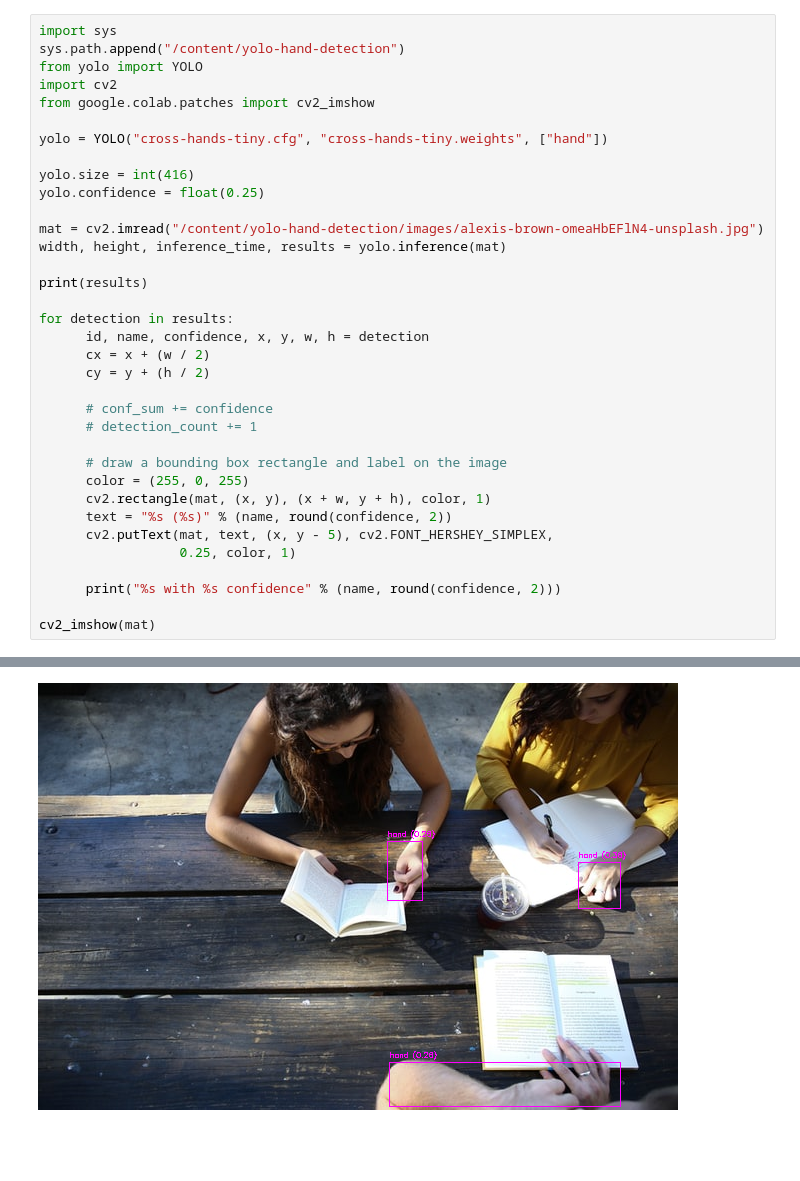
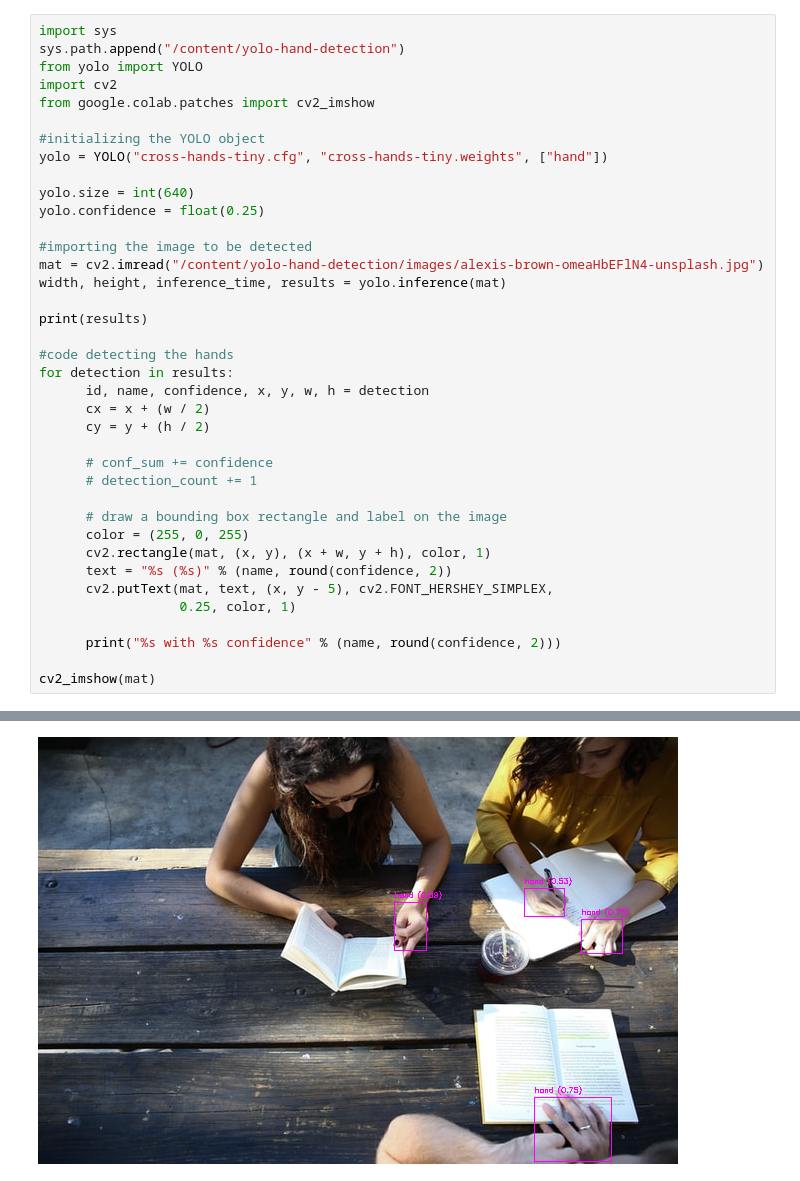
Before and after one commit to Applied-Machine-Learning-2022/final-project-trd-s-ua, a Jupyter notebook: gesture_detection.ipynb, the cells around one changed output, grey strips where cells are left out. Cells and saved outputs as stored; diff of their text form; blank space fills up the shorter version.

```diff
--- a/gesture_detection.ipynb
+++ b/gesture_detection.ipynb
@@ -34,16 +43,19 @@ from yolo import YOLO
 import cv2
 from google.colab.patches import cv2_imshow
 
+#initializing the YOLO object
 yolo = YOLO("cross-hands-tiny.cfg", "cross-hands-tiny.weights", ["hand"])
 
-yolo.size = int(416)
+yolo.size = int(640)
 yolo.confidence = float(0.25)
 
+#importing the image to be detected
 mat = cv2.imread("/content/yolo-hand-detection/images/alexis-brown-omeaHbEFlN4-unsplash.jpg")
 width, height, inference_time, results = yolo.inference(mat)
 
 print(results)
 
+#code detecting the hands
 for detection in results:
       id, name, confidence, x, y, w, h = detection
       cx = x + (w / 2)
@@ -70 +83 @@ hand with 0.26 confidence
-[figure, old version]
+[figure, new version]
```
Also changed, not shown: parts of 7 cells of this notebook.
